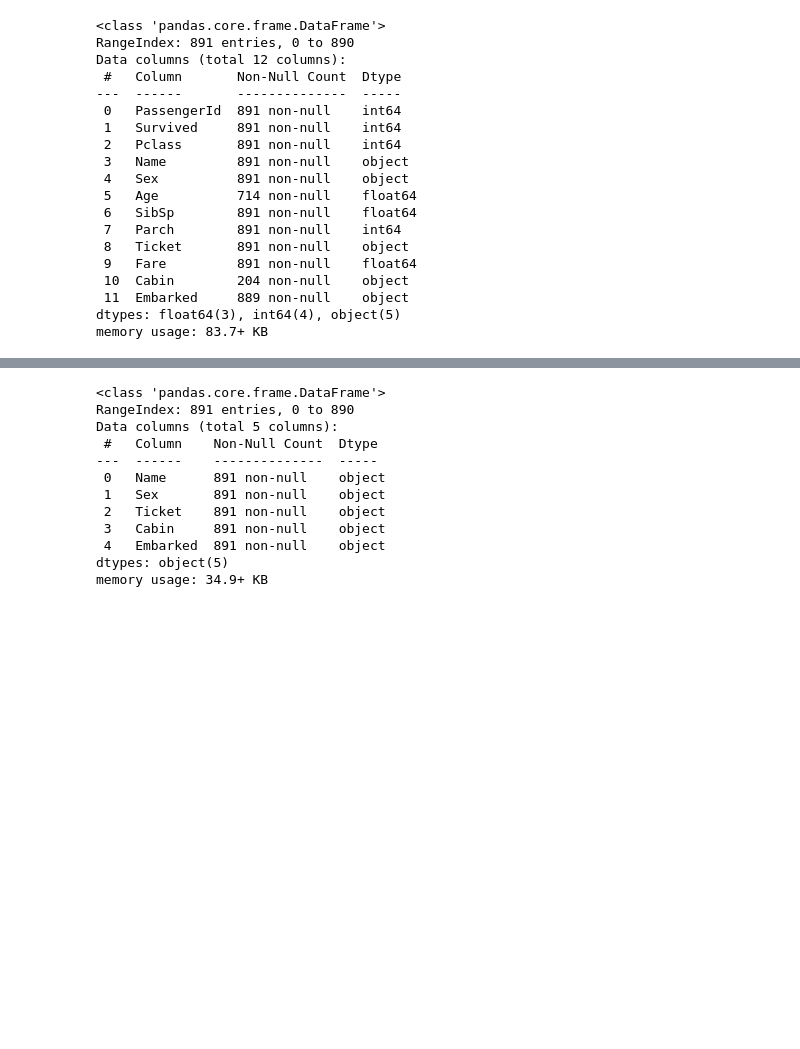
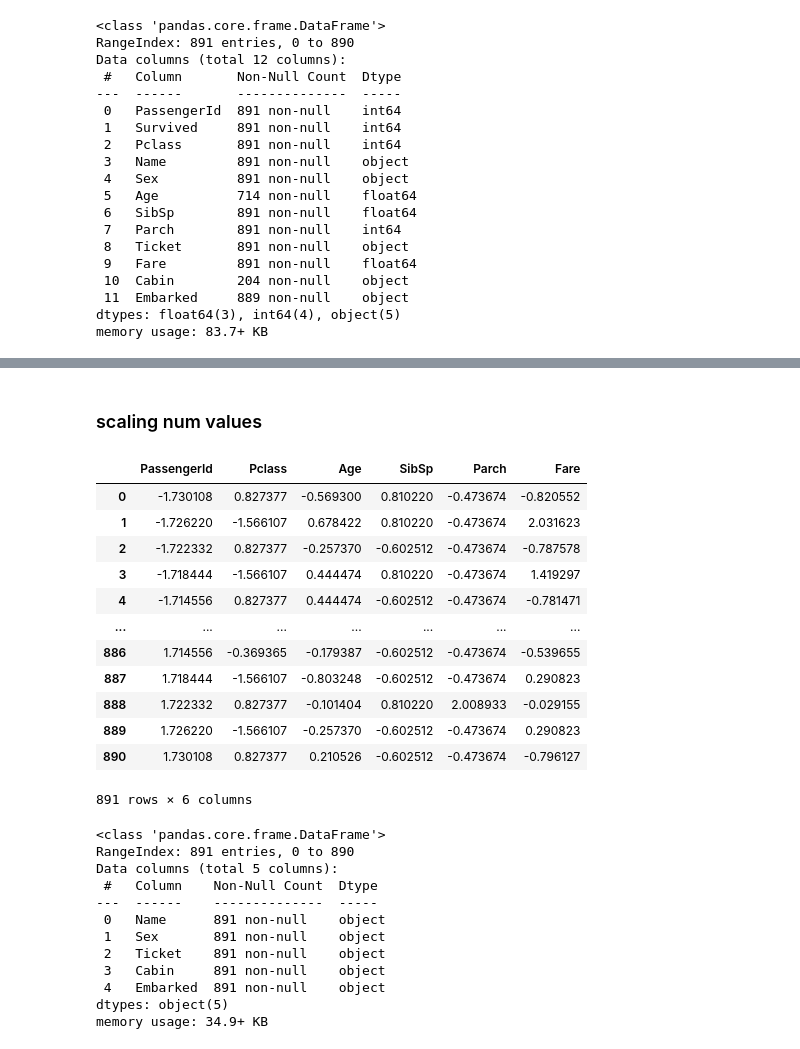
Before and after one commit to Rishabhpm23/TitanicSurvivalPredictor, a Jupyter notebook: titanic_survival_predictor.ipynb, the cells around one changed output, grey strips where cells are left out. Drawn from its saved outputs; the diff is of its cells as text; code cells hidden in the pictures; blank space fills up the shorter version.

```diff
--- a/titanic_survival_predictor.ipynb
+++ b/titanic_survival_predictor.ipynb
@@ -166,0 +174,2 @@ memory usage: 48.9 KB
+# %% [markdown]
+### scaling num values
@@ -167,3 +180,20 @@ memory usage: 48.9 KB
+# %%
+titanic_numeric_scaled = pd.DataFrame(scaled_data, columns=titanic_numeric_tr.columns)
+titanic_numeric_scaled
+# %% [output]
+|  | PassengerId | Pclass | Age | SibSp | Parch | Fare |
+| 0 | -1.730108 | 0.827377 | -0.569300 | 0.810220 | -0.473674 | -0.820552 |
+| 1 | -1.726220 | -1.566107 | 0.678422 | 0.810220 | -0.473674 | 2.031623 |
+| 2 | -1.722332 | 0.827377 | -0.257370 | -0.602512 | -0.473674 | -0.787578 |
+| 3 | -1.718444 | -1.566107 | 0.444474 | 0.810220 | -0.473674 | 1.419297 |
+| 4 | -1.714556 | 0.827377 | 0.444474 | -0.602512 | -0.473674 | -0.781471 |
+| ... | ... | ... | ... | ... | ... | ... |
+| 886 | 1.714556 | -0.369365 | -0.179387 | -0.602512 | -0.473674 | -0.539655 |
+| 887 | 1.718444 | -1.566107 | -0.803248 | -0.602512 | -0.473674 | 0.290823 |
+| 888 | 1.722332 | 0.827377 | -0.101404 | 0.810220 | 2.008933 | -0.029155 |
+| 889 | 1.726220 | -1.566107 | -0.257370 | -0.602512 | -0.473674 | 0.290823 |
+| 890 | 1.730108 | 0.827377 | 0.210526 | -0.602512 | -0.473674 | -0.796127 |
+891 rows × 6 columns
 # %%
 imputer_cat = SimpleImputer(strategy='constant', fill_value='unknown')
 titanic_cat = titanic.drop(columns=['PassengerId', 'Survived', 'Pclass', 'Age', 'SibSp', 'Parch', 'Fare'], axis=1)
```
Also changed, not shown: parts of 21 cells of this notebook.
